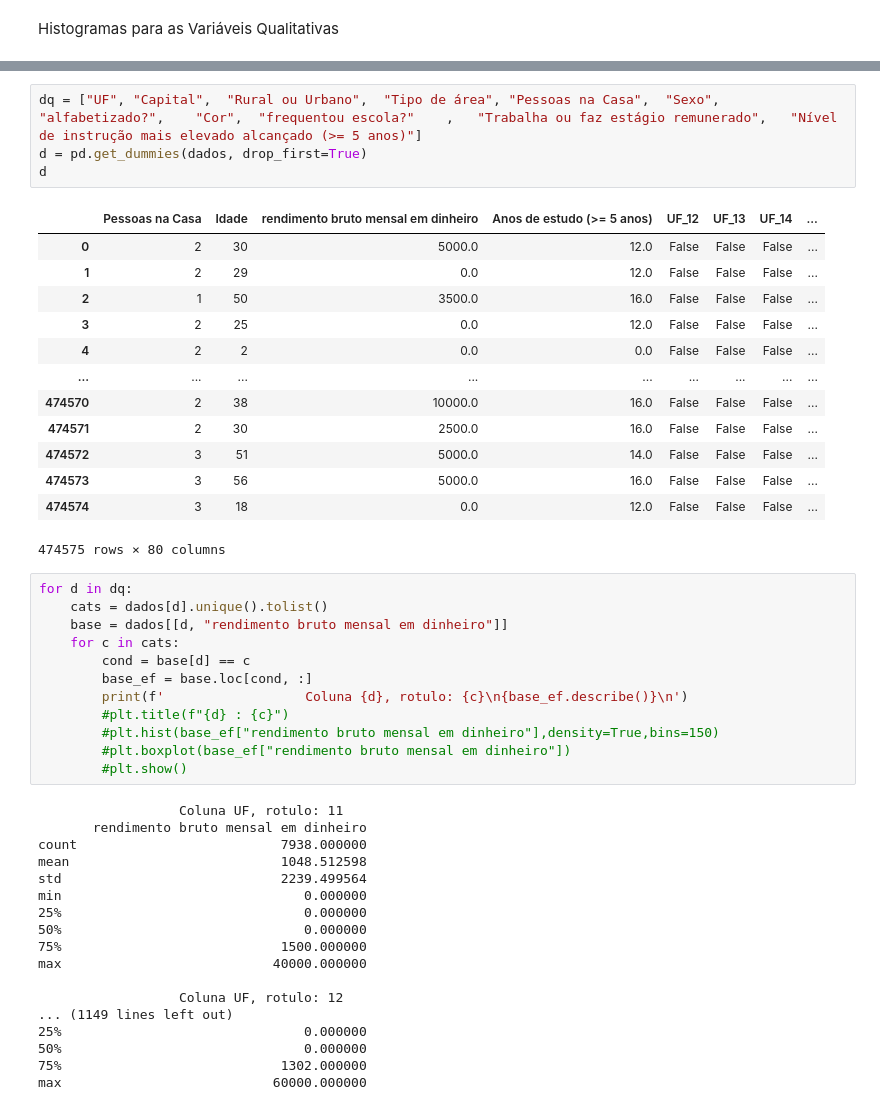
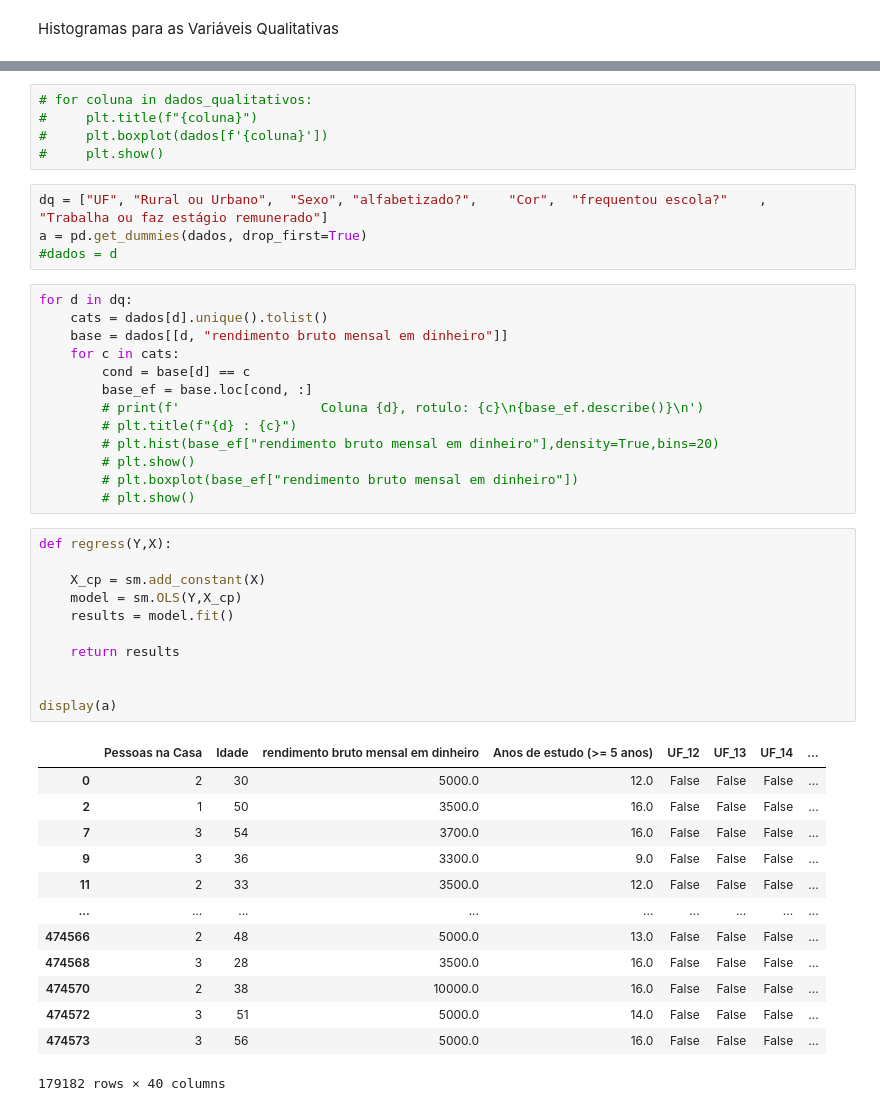
Before and after one commit to MaxG-Mattos/Cdados-projeto3, a Jupyter notebook: dadosp3.ipynb, the cells around one changed output, grey strips where cells are left out. Saved outputs shown, nothing was run; the diff lists cells and outputs as text.

```diff
--- a/dadosp3.ipynb
+++ b/dadosp3.ipynb
@@ -481,21 +470,12 @@ for coluna in dados_qualitativos:
+# %%
+# for coluna in dados_qualitativos:
+#     plt.title(f"{coluna}")
+#     plt.boxplot(dados[f'{coluna}'])
+#     plt.show()
 # %%
-dq = ["UF",	"Capital",	"Rural ou Urbano",	"Tipo de área",	"Pessoas na Casa",	"Sexo",	"alfabetizado?",	"Cor",	"frequentou escola?"	,	"Trabalha ou faz estágio remunerado",	"Nível de instrução mais elevado alcançado (>= 5 anos)"]
-d = pd.get_dummies(dados, drop_first=True)
-d
+dq = ["UF",	"Rural ou Urbano",	"Sexo",	"alfabetizado?",	"Cor",	"frequentou escola?"	,	"Trabalha ou faz estágio remunerado"]
+a = pd.get_dummies(dados, drop_first=True)
+#dados = d
-# %% [output]
-|  | Pessoas na Casa | Idade | rendimento bruto mensal em dinheiro | Anos de estudo (>= 5 anos) | UF_12 | UF_13 | UF_14 | ... |
-| 0 | 2 | 30 | 5000.0 | 12.0 | False | False | False | ... |
-| 1 | 2 | 29 | 0.0 | 12.0 | False | False | False | ... |
-| 2 | 1 | 50 | 3500.0 | 16.0 | False | False | False | ... |
-| 3 | 2 | 25 | 0.0 | 12.0 | False | False | False | ... |
-| 4 | 2 | 2 | 0.0 | 0.0 | False | False | False | ... |
-| ... | ... | ... | ... | ... | ... | ... | ... | ... |
-| 474570 | 2 | 38 | 10000.0 | 16.0 | False | False | False | ... |
-| 474571 | 2 | 30 | 2500.0 | 16.0 | False | False | False | ... |
-| 474572 | 3 | 51 | 5000.0 | 14.0 | False | False | False | ... |
-| 474573 | 3 | 56 | 5000.0 | 16.0 | False | False | False | ... |
-| 474574 | 3 | 18 | 0.0 | 12.0 | False | False | False | ... |
-474575 rows × 80 columns
 # %%
 for d in dq:
     cats = dados[d].unique().tolist()
@@ -503,26 +483,34 @@ for d in dq:
     for c in cats:
         cond = base[d] == c
         base_ef = base.loc[cond, :]
-        print(f'                  Coluna {d}, rotulo: {c}\n{base_ef.describe()}\n')
-        #plt.title(f"{d} : {c}")
-        #plt.hist(base_ef["rendimento bruto mensal em dinheiro"],density=True,bins=150)
-        #plt.boxplot(base_ef["rendimento bruto mensal em dinheiro"])
-        #plt.show()
+        # print(f'                  Coluna {d}, rotulo: {c}\n{base_ef.describe()}\n')
+        # plt.title(f"{d} : {c}")
+        # plt.hist(base_ef["rendimento bruto mensal em dinheiro"],density=True,bins=20)
+        # plt.show()
+        # plt.boxplot(base_ef["rendimento bruto mensal em dinheiro"])
+        # plt.show()
-# %% [output]
-                  Coluna UF, rotulo: 11
-       rendimento bruto mensal em dinheiro
-count                          7938.000000
-mean                           1048.512598
-std                            2239.499564
-min                               0.000000
-25%                               0.000000
-50%                               0.000000
-75%                            1500.000000
-max                           40000.000000
-
-                  Coluna UF, rotulo: 12
-... (1149 lines left out)
-25%                               0.000000
-50%                               0.000000
-75%                            1302.000000
-max                           60000.000000
+# %%
+def regress(Y,X):
+
+    X_cp = sm.add_constant(X)
+    model = sm.OLS(Y,X_cp)
+    results = model.fit()
+
+    return results
+
+
+display(a)
+# %% [output]
+|  | Pessoas na Casa | Idade | rendimento bruto mensal em dinheiro | Anos de estudo (>= 5 anos) | UF_12 | UF_13 | UF_14 | ... |
+| 0 | 2 | 30 | 5000.0 | 12.0 | False | False | False | ... |
+| 2 | 1 | 50 | 3500.0 | 16.0 | False | False | False | ... |
+| 7 | 3 | 54 | 3700.0 | 16.0 | False | False | False | ... |
+| 9 | 3 | 36 | 3300.0 | 9.0 | False | False | False | ... |
+| 11 | 2 | 33 | 3500.0 | 12.0 | False | False | False | ... |
+| ... | ... | ... | ... | ... | ... | ... | ... | ... |
+| 474566 | 2 | 48 | 5000.0 | 13.0 | False | False | False | ... |
+| 474568 | 3 | 28 | 3500.0 | 16.0 | False | False | False | ... |
+| 474570 | 2 | 38 | 10000.0 | 16.0 | False | False | False | ... |
+| 474572 | 3 | 51 | 5000.0 | 14.0 | False | False | False | ... |
+| 474573 | 3 | 56 | 5000.0 | 16.0 | False | False | False | ... |
+179182 rows × 40 columns
```
Also changed, not shown: parts of 22 cells of this notebook.
